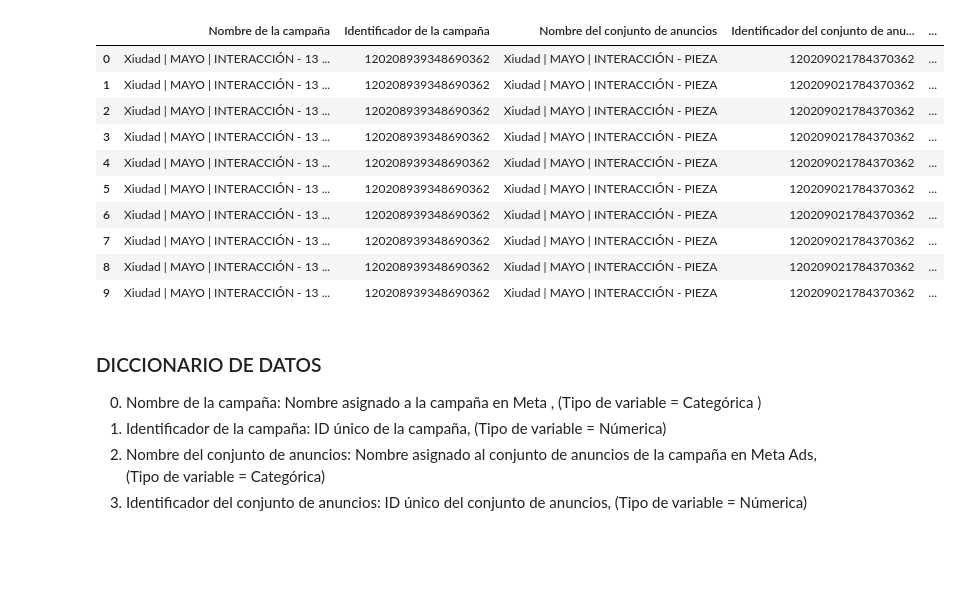
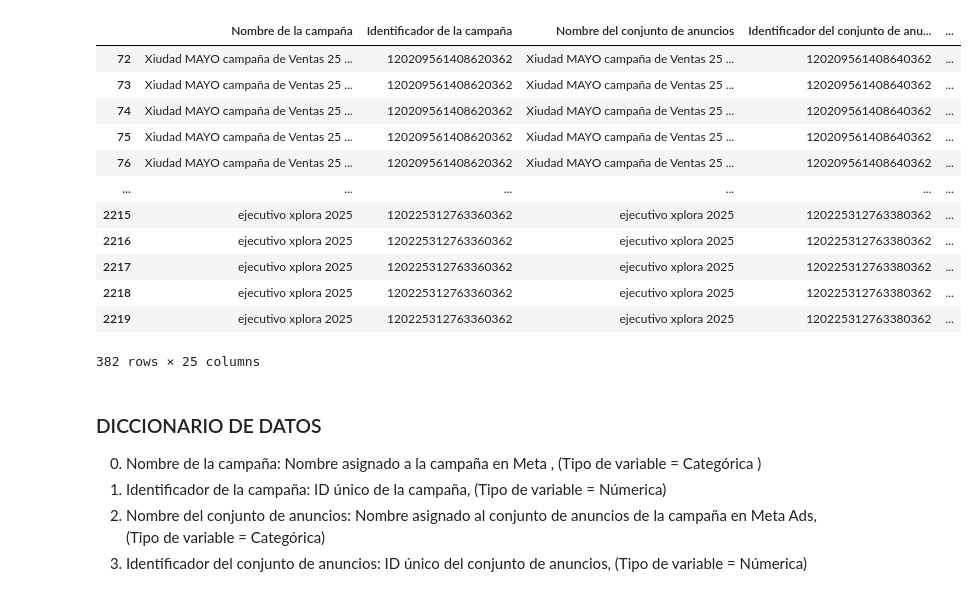
Before and after one commit to andresmaufer03/Proyecto-EDA, a Jupyter notebook: EDAXiudad.ipynb, the cells around one changed output. Drawn from its saved outputs; the diff is of its cells as text; code cells hidden in the pictures; blank space fills up the shorter version.

```diff
--- a/EDAXiudad.ipynb
+++ b/EDAXiudad.ipynb
@@ -6,20 +6,22 @@ import seaborn as sns
 # %%
 #Se guarda el dataset en una variable (df_meta) y mostramos las 5 primeras filas y todas sus columnas.
 df_meta = pd.read_csv('REPORTE-XPLORA-MAYO-2024-AGOSTO-2025.csv')
 pd.set_option('display.max_columns', None)
-df_meta.head(10)
+df_meta[df_meta['Objetivo']=='OUTCOME_SALES']
 # %% [output]
 |  | Nombre de la campaña | Identificador de la campaña | Nombre del conjunto de anuncios | Identificador del conjunto de anu... | ... |
-| 0 | Xiudad | MAYO | INTERACCIÓN - 13 ... | 120208939348690362 | Xiudad | MAYO | INTERACCIÓN - PIEZA | 120209021784370362 | ... |
-| 1 | Xiudad | MAYO | INTERACCIÓN - 13 ... | 120208939348690362 | Xiudad | MAYO | INTERACCIÓN - PIEZA | 120209021784370362 | ... |
-| 2 | Xiudad | MAYO | INTERACCIÓN - 13 ... | 120208939348690362 | Xiudad | MAYO | INTERACCIÓN - PIEZA | 120209021784370362 | ... |
-| 3 | Xiudad | MAYO | INTERACCIÓN - 13 ... | 120208939348690362 | Xiudad | MAYO | INTERACCIÓN - PIEZA | 120209021784370362 | ... |
-| 4 | Xiudad | MAYO | INTERACCIÓN - 13 ... | 120208939348690362 | Xiudad | MAYO | INTERACCIÓN - PIEZA | 120209021784370362 | ... |
-| 5 | Xiudad | MAYO | INTERACCIÓN - 13 ... | 120208939348690362 | Xiudad | MAYO | INTERACCIÓN - PIEZA | 120209021784370362 | ... |
-| 6 | Xiudad | MAYO | INTERACCIÓN - 13 ... | 120208939348690362 | Xiudad | MAYO | INTERACCIÓN - PIEZA | 120209021784370362 | ... |
-| 7 | Xiudad | MAYO | INTERACCIÓN - 13 ... | 120208939348690362 | Xiudad | MAYO | INTERACCIÓN - PIEZA | 120209021784370362 | ... |
-| 8 | Xiudad | MAYO | INTERACCIÓN - 13 ... | 120208939348690362 | Xiudad | MAYO | INTERACCIÓN - PIEZA | 120209021784370362 | ... |
-| 9 | Xiudad | MAYO | INTERACCIÓN - 13 ... | 120208939348690362 | Xiudad | MAYO | INTERACCIÓN - PIEZA | 120209021784370362 | ... |
+| 72 | Xiudad MAYO campaña de Ventas 25 ... | 120209561408620362 | Xiudad MAYO campaña de Ventas 25 ... | 120209561408640362 | ... |
+| 73 | Xiudad MAYO campaña de Ventas 25 ... | 120209561408620362 | Xiudad MAYO campaña de Ventas 25 ... | 120209561408640362 | ... |
+| 74 | Xiudad MAYO campaña de Ventas 25 ... | 120209561408620362 | Xiudad MAYO campaña de Ventas 25 ... | 120209561408640362 | ... |
+| 75 | Xiudad MAYO campaña de Ventas 25 ... | 120209561408620362 | Xiudad MAYO campaña de Ventas 25 ... | 120209561408640362 | ... |
+| 76 | Xiudad MAYO campaña de Ventas 25 ... | 120209561408620362 | Xiudad MAYO campaña de Ventas 25 ... | 120209561408640362 | ... |
+| ... | ... | ... | ... | ... | ... |
+| 2215 | ejecutivo xplora 2025 | 120225312763360362 | ejecutivo xplora 2025 | 120225312763380362 | ... |
+| 2216 | ejecutivo xplora 2025 | 120225312763360362 | ejecutivo xplora 2025 | 120225312763380362 | ... |
+| 2217 | ejecutivo xplora 2025 | 120225312763360362 | ejecutivo xplora 2025 | 120225312763380362 | ... |
+| 2218 | ejecutivo xplora 2025 | 120225312763360362 | ejecutivo xplora 2025 | 120225312763380362 | ... |
+| 2219 | ejecutivo xplora 2025 | 120225312763360362 | ejecutivo xplora 2025 | 120225312763380362 | ... |
+382 rows × 25 columns
 # %% [markdown]
 ### DICCIONARIO DE DATOS
 0. Nombre de la campaña: Nombre asignado a la campaña en Meta , (Tipo de variable = Categórica )
```
Also changed, not shown: parts of 22 cells of this notebook.
